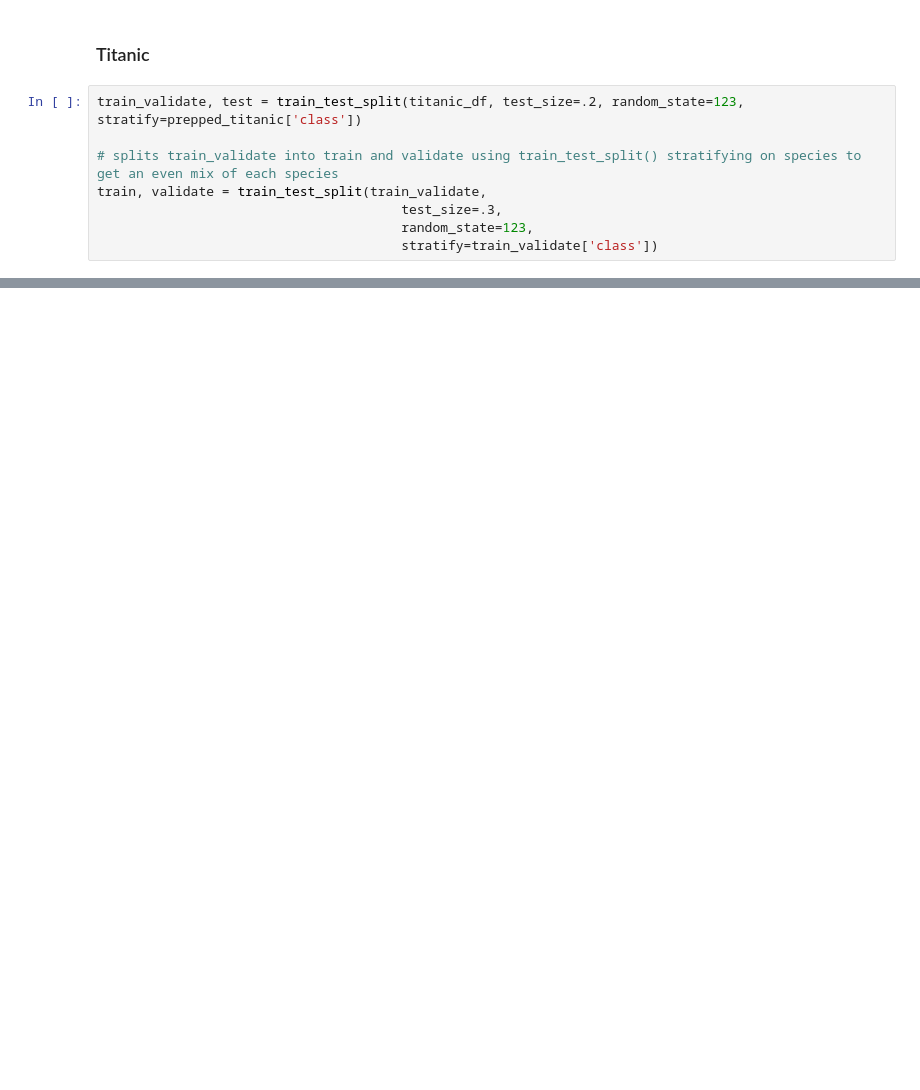
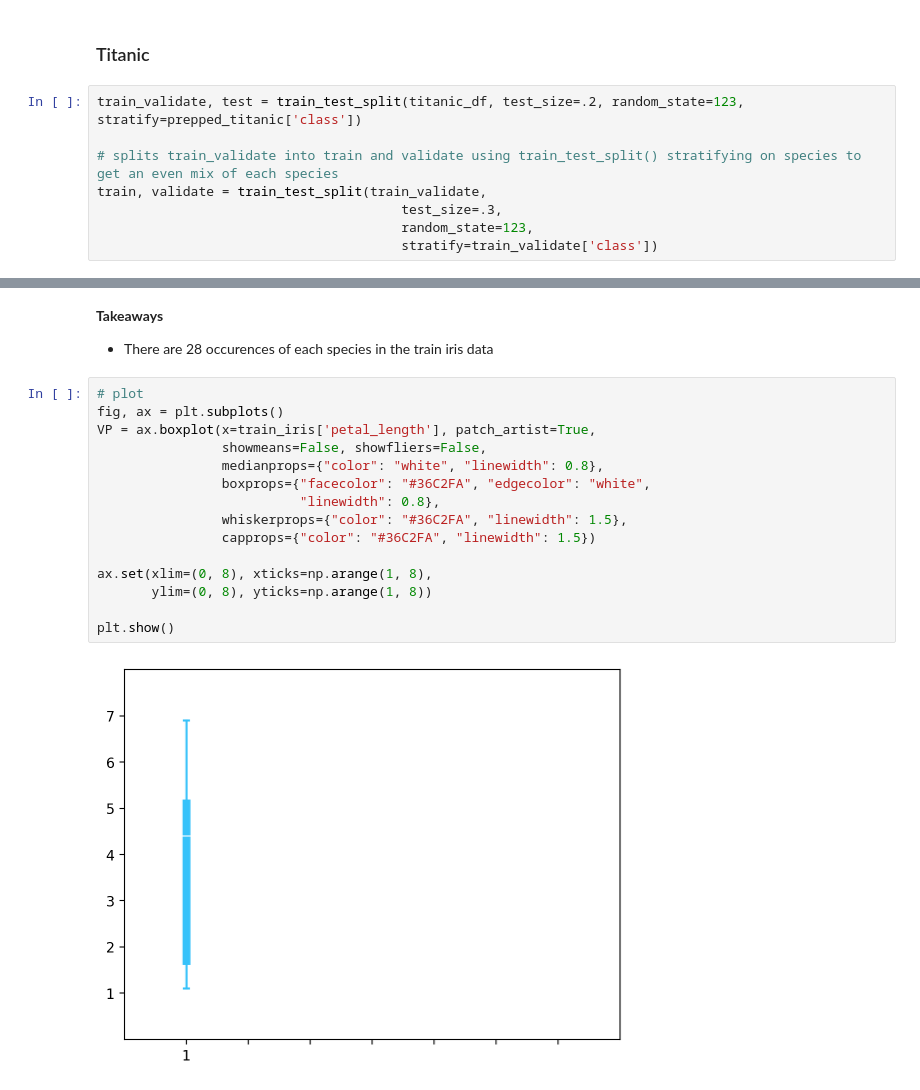
Before and after one commit to jacobpanyathong1/classification-exercises, a Jupyter notebook: classification-exercises.ipynb, the cells around one changed output, grey strips where cells are left out. Cells and saved outputs as stored; diff of their text form; blank space fills up the shorter version.

```diff
--- a/classification-exercises.ipynb
+++ b/classification-exercises.ipynb
@@ -779,0 +851,21 @@ train, validate, test
+# %% [markdown]
+**Takeaways**
+
+- There are 28 occurences of each species in the train iris data
+# %%
+# plot
+fig, ax = plt.subplots()
+VP = ax.boxplot(x=train_iris['petal_length'], patch_artist=True,
+                showmeans=False, showfliers=False,
+                medianprops={"color": "white", "linewidth": 0.8},
+                boxprops={"facecolor": "#36C2FA", "edgecolor": "white",
+                          "linewidth": 0.8},
+                whiskerprops={"color": "#36C2FA", "linewidth": 1.5},
+                capprops={"color": "#36C2FA", "linewidth": 1.5})
+
+ax.set(xlim=(0, 8), xticks=np.arange(1, 8),
+       ylim=(0, 8), yticks=np.arange(1, 8))
+
+plt.show()
+# %% [output]
+[figure, added]
```
Also changed, not shown: parts of 36 cells of this notebook.
